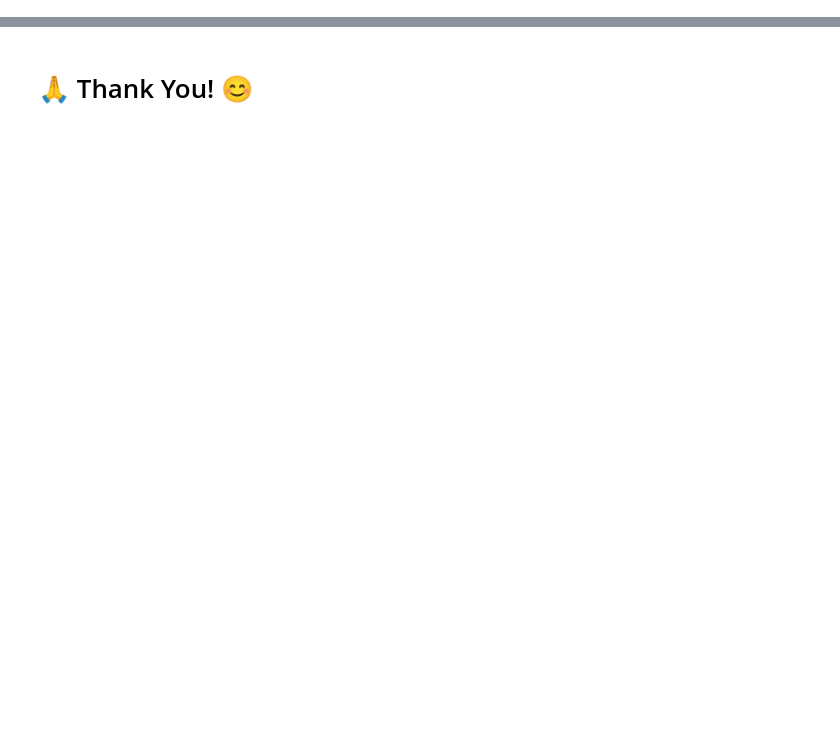
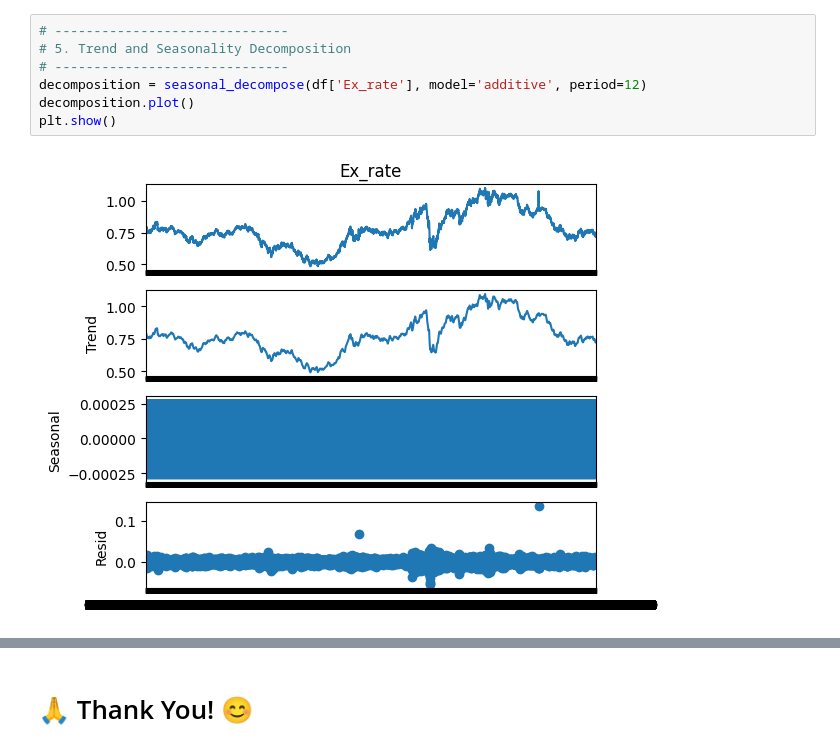
Before and after one commit to bhakte/DS_Assignments, a Jupyter notebook: Assignment_20-Timeseries/Assignment_20_Timeseries.ipynb, the cells around one changed output, grey strips where cells are left out. Drawn from its saved outputs; the diff is of its cells as text; blank space fills up the shorter version.

```diff
--- a/Assignment_20-Timeseries/Assignment_20_Timeseries.ipynb
+++ b/Assignment_20-Timeseries/Assignment_20_Timeseries.ipynb
@@ -257,0 +71,9 @@ Based on the evaluation metrics, **Holt’s Linear** model is recommended for th
+# %%
+# ------------------------------
+# 5. Trend and Seasonality Decomposition
+# ------------------------------
+decomposition = seasonal_decompose(df['Ex_rate'], model='additive', period=12)
+decomposition.plot()
+plt.show()
+# %% [output]
+[figure, added]
```
Also changed, not shown: parts of 35 cells of this notebook.
